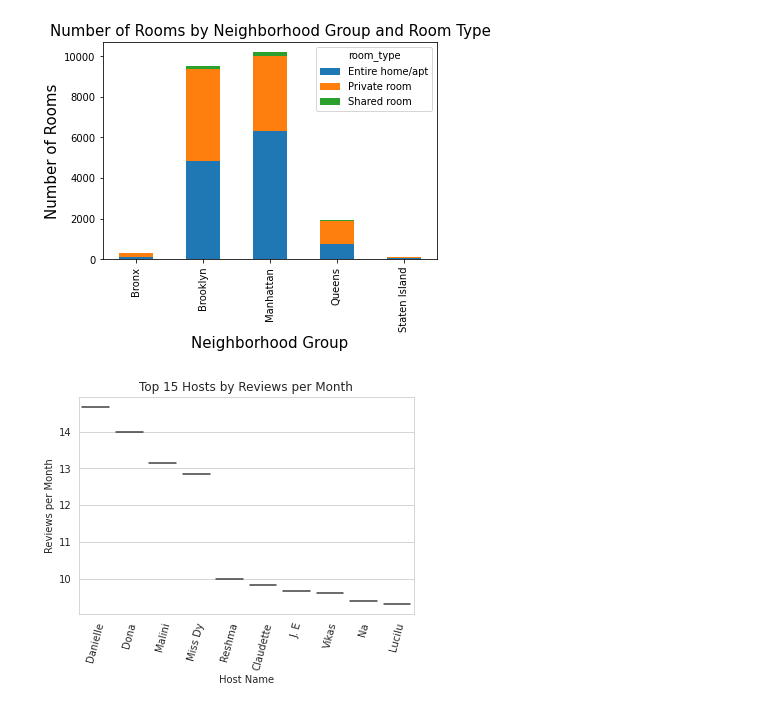
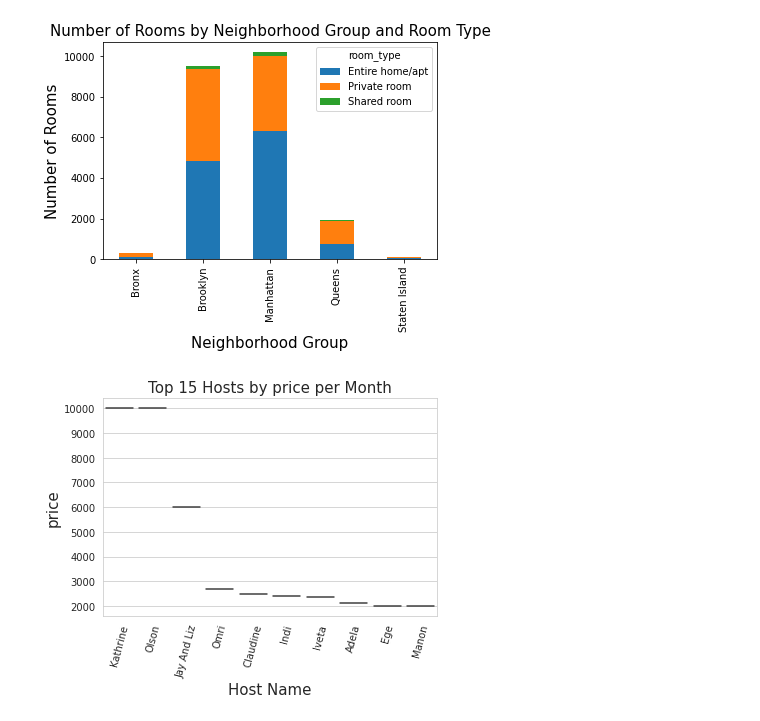
Before and after one commit to manish55shukla/AirBnb-Bookings-Analysis, a Jupyter notebook: Project_AirBnb_Bookings_Analysis.ipynb, the cells around one changed output. Cells and saved outputs as stored; diff of their text form; code cells hidden in the pictures.

```diff
--- a/Project_AirBnb_Bookings_Analysis.ipynb
+++ b/Project_AirBnb_Bookings_Analysis.ipynb
@@ -407,16 +407,16 @@ plt.show()
 # %%
 # Print top 10 host name and reviews per month and visualise on a graph
 
-top_10_hosts = df.groupby(['host_name','neighbourhood_group'])['reviews_per_month'].mean().sort_values(ascending = False).head(10)
+top_10_hosts = df.groupby(['host_name','neighbourhood_group'])['price'].mean().sort_values(ascending = False).head(10)
 top_10_hosts = top_10_hosts.reset_index()
 
 
-sns.violinplot(x='host_name', y='reviews_per_month', data=top_10_hosts)
+sns.violinplot(x='host_name', y='price', data=top_10_hosts)
 
 plt.xticks(rotation=75)
-plt.title('Top 15 Hosts by Reviews per Month')
-plt.xlabel('Host Name')
-plt.ylabel('Reviews per Month')
+plt.title('Top 15 Hosts by price per Month', size = 15)
+plt.xlabel('Host Name', size = 15)
+plt.ylabel('price', size = 15)
 plt.show()
 # %% [output]
-[figure, old version]
+[figure, new version]
```
